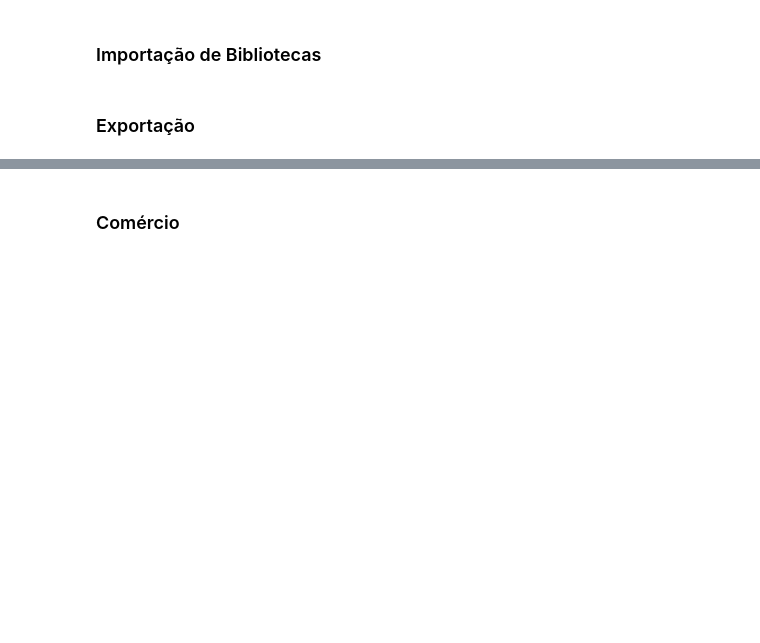
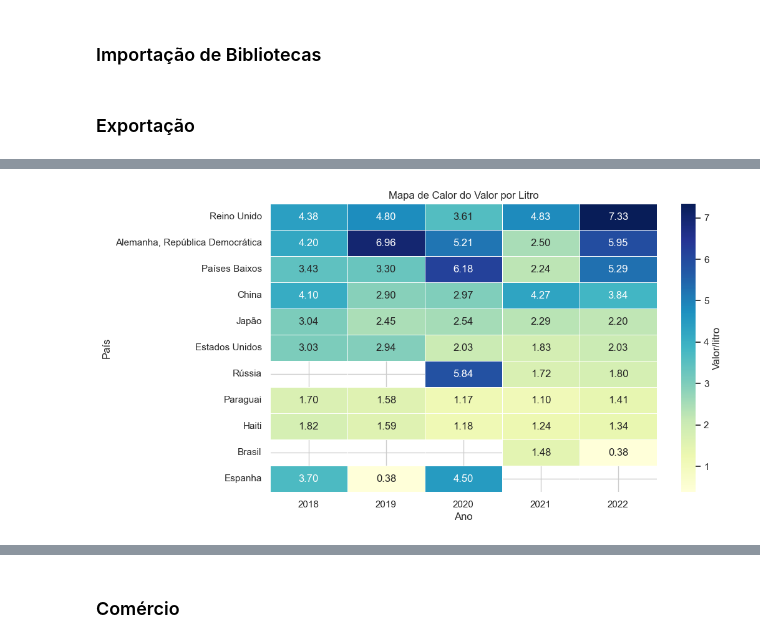
Before and after one commit to nineteens/tech-challenges, a Jupyter notebook: projetos/vinho/analise_exploratoria.ipynb, the cells around one changed output, grey strips where cells are left out. Cells and saved outputs as stored; diff of their text form; code cells hidden in the pictures; blank space fills up the shorter version.

```diff
--- a/projetos/vinho/analise_exploratoria.ipynb
+++ b/projetos/vinho/analise_exploratoria.ipynb
@@ -49,0 +85,24 @@ df_top_10_valor_exp = filter_top_10(df_exp_vinhos_final_ultimos_quinze_anos, 'Va
+# %%
+# Pivotando a tabela para criar gráfico de heatmap
+df_top10_exp_valor_por_litro_pivot = df_top10_exp_valor_por_litro.pivot(index = 'País', columns= 'Ano', values='Valor/litro')
+
+# Criando dataframe considerando apenas os últimos 5 anos
+df_mapadecalor_export = df_top10_exp_valor_por_litro_pivot[df_top10_exp_valor_por_litro_pivot.columns[10:]].sort_values(2022, ascending = False)
+
+# Criando mapa de calor p/ Valor por Litro dos últimos 5 anos top10 países com mais exportação em volume + Brasil
+
+# Ajustando o tamanho da figura
+plt.figure(figsize=(10, 6))
+
+# Criando o heatmap
+sns.heatmap(df_mapadecalor_export, annot=True, fmt=".2f", cmap='YlGnBu', linewidths=.5, cbar_kws={'label': 'Valor/litro'})
+
+# Adicionando título e rótulos aos eixos
+plt.title('Mapa de Calor do Valor por Litro')
+plt.xlabel('Ano')
+plt.ylabel('País')
+
+# Exibindo o gráfico
+plt.show()
+# %% [output]
+[figure, added]
```
Also changed, not shown: parts of 27 cells of this notebook.
